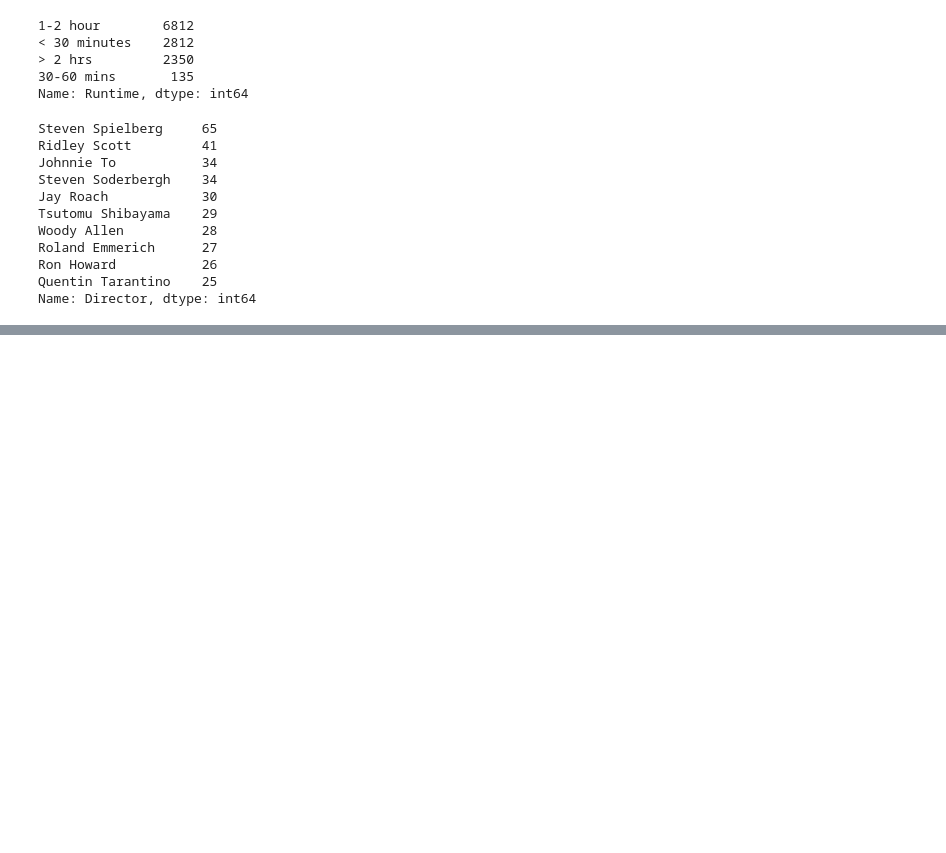
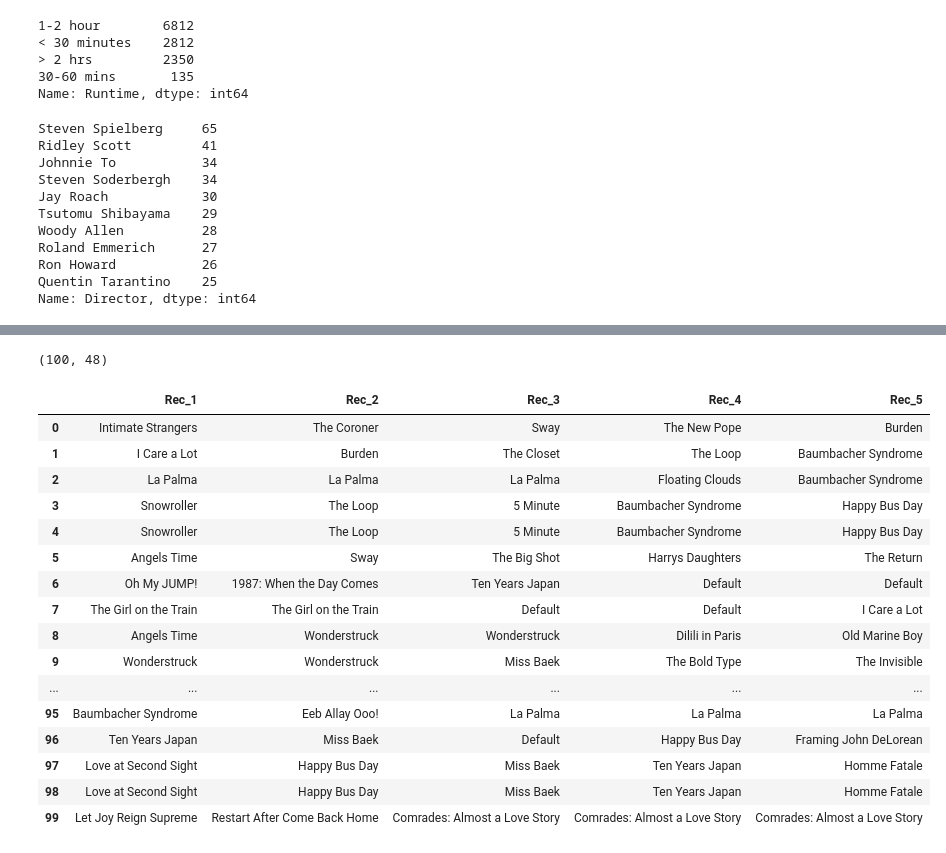
Before and after one commit to Evan-Callaghan/CPSC-453-Seminar, a Jupyter notebook: Project Items/Blockbuster_Clean.ipynb, the cells around one changed output, grey strips where cells are left out. Saved outputs shown, nothing was run; the diff lists cells and outputs as text; code cells hidden in the pictures; blank space fills up the shorter version.

```diff
--- a/Project Items/Blockbuster_Clean.ipynb
+++ b/Project Items/Blockbuster_Clean.ipynb
@@ -306,3 +306,9 @@ movie = movie.drop(columns = ['Release Date', 'Release', 'Hidden Gem Score', 'Ru
                              'Metacritic Score', 'Tags', 'Awards Received', 'Awards Nominated For'])
 # %%
 movie.to_csv('blockbuster.csv', index = False)
+# %%
+blockbuster = movie
+# %%
+ ## Removing unnecessary variables for recommendation process
+blockbuster_temp = blockbuster.iloc[0:100, 14:62]
+blockbuster_temp.head()
@@ -308,0 +322,4 @@ movie.to_csv('blockbuster.csv', index = False)
+# %%
+blockbuster_temp.shape
+# %% [output]
+(100, 48)
@@ -308,0 +331,30 @@ movie.to_csv('blockbuster.csv', index = False)
+# %%
+D = euclidean_distances(blockbuster_temp)
+
+results = pd.DataFrame(columns = ['Rec_1', 'Rec_2', 'Rec_3', 'Rec_4', 'Rec_5'])
+
+for i in range(0, blockbuster_temp.shape[0]):
+
+    top_5 = np.argsort(D[:, i])[1:6]
+    results.loc[i] = [blockbuster.loc[top_5[0], 'Title'], blockbuster.loc[top_5[1], 'Title'], blockbuster.loc[top_5[2], 'Title'],
+                      blockbuster.loc[top_5[3], 'Title'], blockbuster.loc[top_5[4], 'Title']]
+# %%
+results
+# %% [output]
+|  | Rec_1 | Rec_2 | Rec_3 | Rec_4 | Rec_5 |
+| 0 | Intimate Strangers | The Coroner | Sway | The New Pope | Burden |
+| 1 | I Care a Lot | Burden | The Closet | The Loop | Baumbacher Syndrome |
+| 2 | La Palma | La Palma | La Palma | Floating Clouds | Baumbacher Syndrome |
+| 3 | Snowroller | The Loop | 5 Minute | Baumbacher Syndrome | Happy Bus Day |
+| 4 | Snowroller | The Loop | 5 Minute | Baumbacher Syndrome | Happy Bus Day |
+| 5 | Angels Time | Sway | The Big Shot | Harrys Daughters | The Return |
+| 6 | Oh My JUMP! | 1987: When the Day Comes | Ten Years Japan | Default | Default |
+| 7 | The Girl on the Train | The Girl on the Train | Default | Default | I Care a Lot |
+| 8 | Angels Time | Wonderstruck | Wonderstruck | Dilili in Paris | Old Marine Boy |
+| 9 | Wonderstruck | Wonderstruck | Miss Baek | The Bold Type | The Invisible |
+| ... | ... | ... | ... | ... | ... |
+| 95 | Baumbacher Syndrome | Eeb Allay Ooo! | La Palma | La Palma | La Palma |
+| 96 | Ten Years Japan | Miss Baek | Default | Happy Bus Day | Framing John DeLorean |
+| 97 | Love at Second Sight | Happy Bus Day | Miss Baek | Ten Years Japan | Homme Fatale |
+| 98 | Love at Second Sight | Happy Bus Day | Miss Baek | Ten Years Japan | Homme Fatale |
+| 99 | Let Joy Reign Supreme | Restart After Come Back Home | Comrades: Almost a Love Story | Comrades: Almost a Love Story | Comrades: Almost a Love Story |
```
Also changed, not shown: parts of 11 cells of this notebook, 2 other files.
